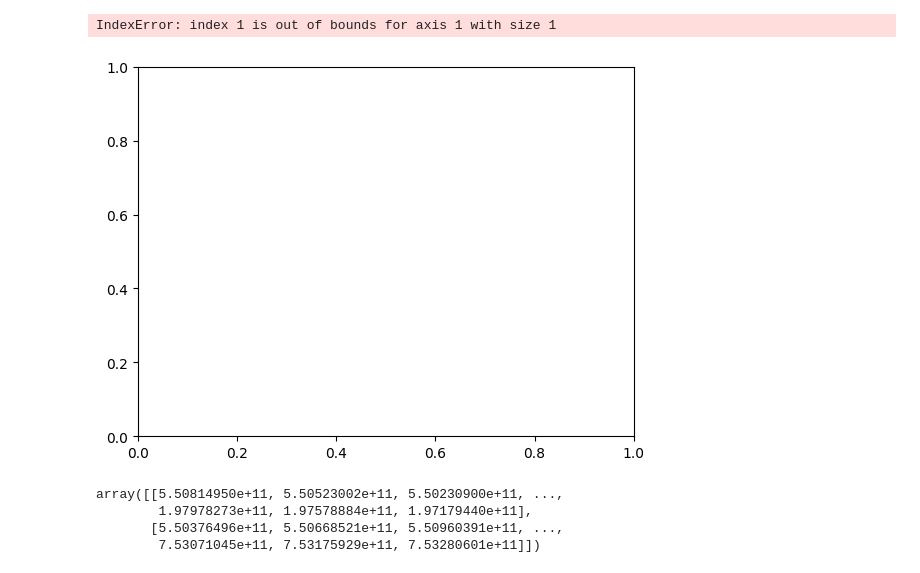
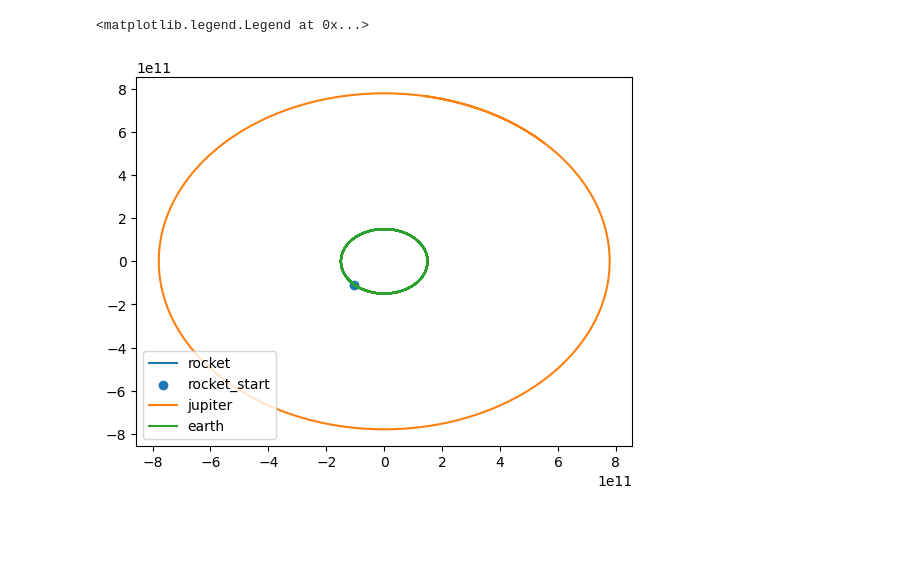
Before and after one commit to anirudhshankar99/ContinuousRL, a Jupyter notebook: Dynamics/demo_rocket.ipynb, the cells around one changed output. Drawn from its saved outputs; the diff is of its cells as text; code cells hidden in the pictures; blank space fills up the shorter version.

```diff
--- a/Dynamics/demo_rocket.ipynb
+++ b/Dynamics/demo_rocket.ipynb
@@ -23,8 +26,8 @@ def make_env(seed):
         env = Dynamics(hyperparameters={
             'planetary_model_list':['point_source', 'point_source', 'point_source'],
             'planetary_model_kwargs_list':[{'M':2e30, 'period':1e10, 'orbit_radius':0, 'phase':0}, # sun
-                                            {'M':2e30, 'period':11.86, 'orbit_radius':7.7866e11, 'phase':0.785}, # jupiter
-                                            {'M':2e30, 'period':1, 'orbit_radius':1.496e11, 'phase':3.945}], # earth
+                                            {'M':1.898e27, 'period':11.86, 'orbit_radius':7.7866e11, 'phase':0.785}, # jupiter
+                                            {'M':5.972e24, 'period':1, 'orbit_radius':1.496e11, 'phase':3.945}], # earth
             'seed':seed,
         })
         env.action_space.seed(seed)
@@ -35,13 +38,12 @@ def make_env(seed):
 env = make_env(seed=seed)()
 # %%
 if start == None:
-    leo_distance = 300e3 # 300e3 m
+    leo_distance = 6371e3 + 300e3 # 300e3 m
     leo_speed = 7.7e3 # 7.7e3 m/s
-    launch_theta = np.random.rand() * 2 * np.pi
+    launch_theta = np.random.rand() * 2 * np.pi * 0
     earth_phase, earth_orbit_radius = env.planetary_models[-1].phase, env.planetary_models[-1].orbit_radius
     launch_position = np.array([np.cos(launch_theta), np.sin(launch_theta)]) * leo_distance + np.array([np.cos(earth_phase), np.sin(earth_phase)]) * earth_orbit_radius
-    launch_velocity = np.array([np.cos(launch_theta), np.sin(launch_theta)]) * leo_speed
-    # launch_acc = env.get_acceleration(np.concat([launch_position, np.array([0])]))
+    launch_velocity = np.array([np.cos(launch_theta), np.sin(launch_theta)]) * leo_speed + env.planetary_models[-1].get_velocity(0, earth_orbital_speed)
     launch_mass = np.array([rocket_mass])
     init_params = np.concat([launch_position, launch_velocity, launch_mass])
 else: init_params = np.array(start)
@@ -49,9 +51,11 @@ if destination_type == 'radius':
     if destination_params == None:
         destination_radius = 35768e3 # geocentric orbit radius
         start_center = np.array([np.cos(earth_phase), np.sin(earth_phase)]) * earth_orbit_radius
+        start_radius = 6371e3 + 300e3
     else:
         destination_radius = destination_params[0]
         start_center = destination_params[1]
+        start_radius = destination_params[2]
 elif destination_type == 'destination_planet':
     if destination_params == None:
         destination_planet_index = len(env.planetary_models)-1
@@ -76,12 +80,12 @@ def event_dest_reached(t, y):
     pos = y[:2]
     if destination_type == 'radius':
         current_radius = np.linalg.norm(pos - start_center)
-        completion = 1 if current_radius >= destination_radius else 0
+        completion = 0 if current_radius >= destination_radius else 1
     elif destination_type == 'destination_planet':
         planet_position = env.planetary_models[destination_planet_index].get_position()
-        completion = 1 if np.linalg.norm(pos - planet_position) < destination_planet_radius else 0
+        completion = 0 if np.linalg.norm(pos - planet_position) < destination_planet_radius else 1
     elif destination_type == 'destination':
-        completion = 1 if np.linalg.norm(pos - destination_coords) < destination_radius else 0
+        completion = 0 if np.linalg.norm(pos - destination_coords) < destination_radius else 1
     return completion
 event_dest_reached.terminal = True
 def rocket_captured(t, y):
@@ -89,7 +93,6 @@ def rocket_captured(t, y):
     min_dist = np.inf
     for model in env.planetary_models:
         dist = np.linalg.norm(pos - model.get_position(t))
-        print(dist)
         min_dist = min(min_dist, dist)
     return min_dist - capture_radius
 rocket_captured.terminal = True
@@ -98,14 +101,13 @@ rocket_captured.terminal = True
 rewards = np.zeros((orbit_timesteps,))
 def rocket_function(t, y):
     # state packaging
-    episode_step = int(t//orbit_duration)
+    episode_step = int(t//(orbit_duration/orbit_timesteps))
     pos = y[:2]
     vel = y[2:4]
     mass = y[4:]
     a_gravity = env.get_acceleration(np.concat([pos, np.array([t])]))
     # action sampling
-    action_mag = 0
-    action = env._process_actions(action_mag * np.array([np.cos(0), np.sin(0)]))
+    action = env._process_actions(thrust_coeff * np.array([np.cos(0), np.sin(0)]))
     reward, done = reward_function(pos, mass, 0 if t == 0 else rewards[episode_step-1])
     # rocket science
     rewards[episode_step] = reward.item()
@@ -128,15 +130,16 @@ def rocket_function(t, y):
 def reward_function(pos, mass, previous_reward):
     if destination_type == 'radius':
         current_radius = np.linalg.norm(pos - start_center)
-        consistent_reward = current_radius / destination_radius + (1 - mass / rocket_mass)
+        consistent_reward = (current_radius - start_radius) / destination_radius + (1 - mass / rocket_mass)
         completion_reward = 10 if current_radius >= destination_radius else 0
     elif destination_type == 'destination_planet':
         planet_position = env.planetary_models[destination_planet_index].get_position()
-        consistent_reward = np.linalg.norm(planet_position - pos) / start_planet_distance + (1 - mass / rocket_mass)
+        consistent_reward = (np.linalg.norm(planet_position - pos) - start_planet_distance) / start_planet_distance + (1 - mass / rocket_mass)
         completion_reward = 10 if np.linalg.norm(pos - planet_position) < destination_planet_radius else 0
     elif destination_type == 'destination':
-        consistent_reward = np.linalg.norm(destination_coords - pos) / start_destination_distance + (1 - mass / rocket_mass)
+        consistent_reward = (np.linalg.norm(destination_coords - pos) - start_destination_distance) / start_destination_distance + (1 - mass / rocket_mass)
         completion_reward = 10 if np.linalg.norm(pos - destination_coords) < destination_radius else 0
     return consistent_reward + completion_reward - previous_reward, completion_reward > 0
 # %%
-orbit = solve_ivp(rocket_function, t_span=(0, orbit_duration), y0=init_params, t_eval=np.linspace(0, orbit_duration, orbit_timesteps), events=rocket_captured)
+orbit = solve_ivp(rocket_function, t_span=(0, orbit_duration), y0=init_params, t_eval=np.linspace(0, orbit_duration, orbit_timesteps), events=[rocket_captured, event_dest_reached])
+integrated_timesteps = len(orbit.y[0])
@@ -180,18 +146,12 @@ orbit
 # %%
 plot, axes = plt.subplots(1,1)
-axes.plot(orbit.y[:,0], orbit.y[:,1], label='rocket')
-jupiter_orbit = env.planetary_models[1].get_position(t=np.linspace(0, orbit_duration, orbit_timesteps))
+axes.plot(orbit.y[0], orbit.y[1], label='rocket')
+axes.scatter(orbit.y[0,0], orbit.y[1,0], label='rocket_start')
+jupiter_orbit = env.planetary_models[1].get_position(t=np.linspace(0, 13 * Myr_to_s, orbit_timesteps))
 axes.plot(jupiter_orbit[0], jupiter_orbit[1], label='jupiter')
-earth_orbit = env.planetary_models[2].get_position(t=np.linspace(0, orbit_duration, orbit_timesteps))
+earth_orbit = env.planetary_models[2].get_position(t=np.linspace(0, 13 * Myr_to_s, orbit_timesteps))
 axes.plot(earth_orbit[0], earth_orbit[1], label='earth')
 axes.legend()
 # %% [output]
-IndexError: index 1 is out of bounds for axis 1 with size 1
+<matplotlib.legend.Legend at 0x...>
-[figure, old version]
+[figure, new version]
-# %%
-jupiter_orbit
-# %% [output]
-array([[5.50814950e+11, 5.50523002e+11, 5.50230900e+11, ...,
-        1.97978273e+11, 1.97578884e+11, 1.97179440e+11],
-       [5.50376496e+11, 5.50668521e+11, 5.50960391e+11, ...,
-        7.53071045e+11, 7.53175929e+11, 7.53280601e+11]])
```
Also changed, not shown: parts of 6 cells of this notebook, 5 other files.
